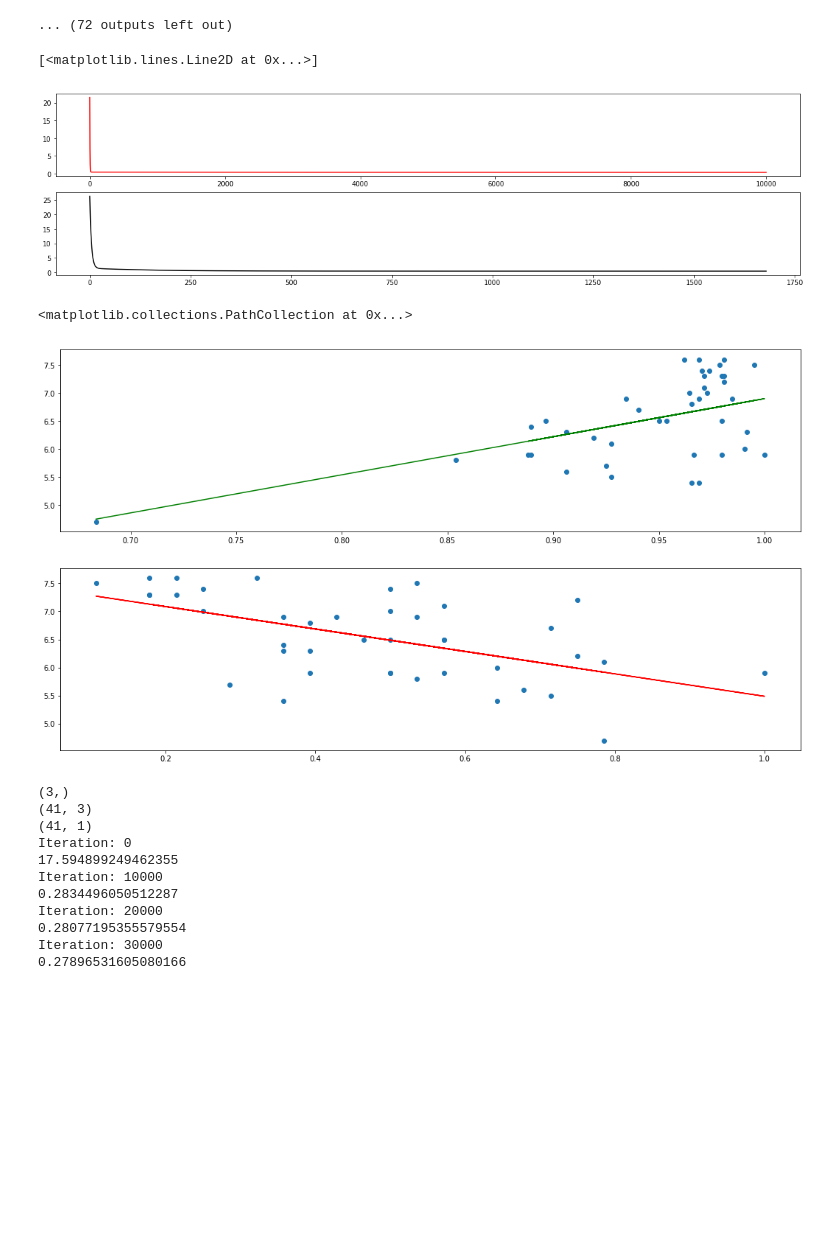
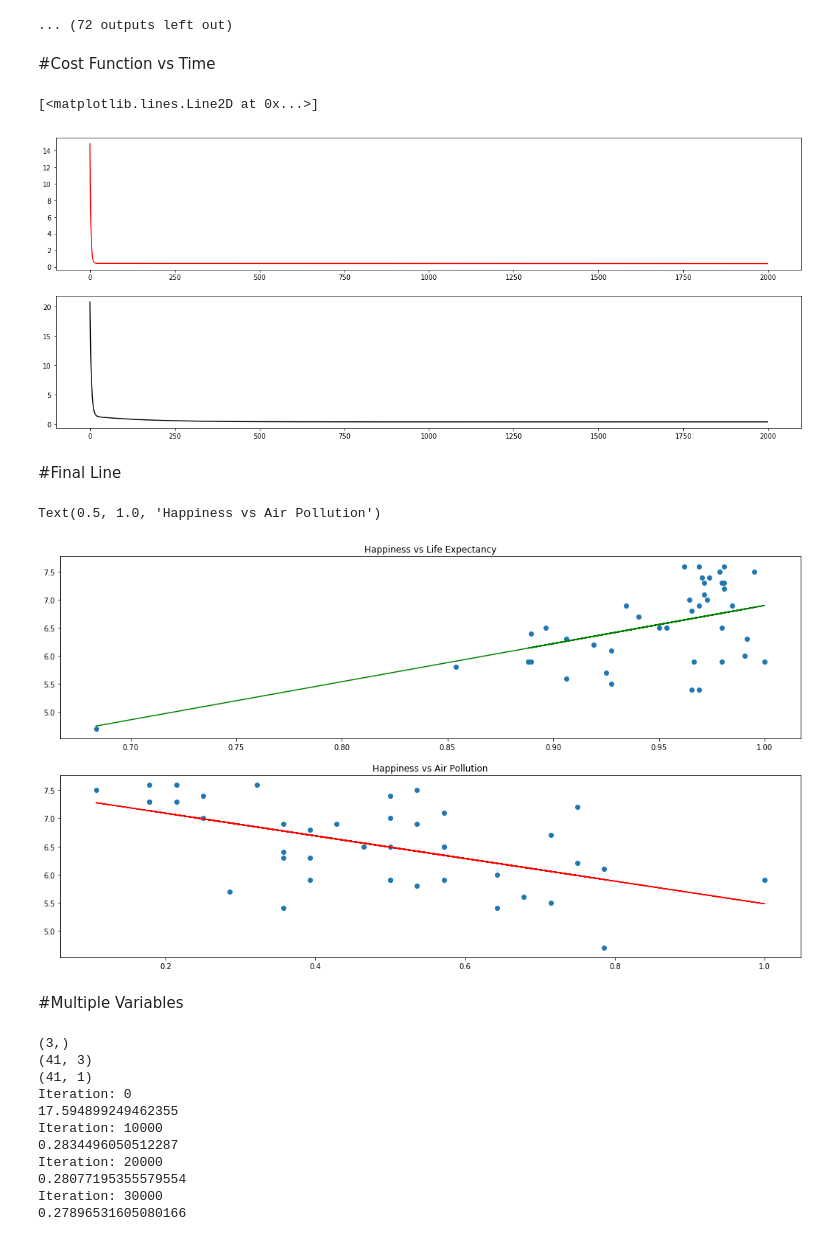
Before and after one commit to mphirke/OECD-Happiness, a Jupyter notebook: Happiness.ipynb, the cells around one changed output. Cells and saved outputs as stored; diff of their text form; code cells hidden in the pictures; blank space fills up the shorter version.

```diff
--- a/Happiness.ipynb
+++ b/Happiness.ipynb
@@ -76,9 +85,10 @@ Text(0.5, 1.0, 'Happiness vs Life Expectancy')
 # %%
-def gradient_descent(w, x, y, alpha=0.01, n_iters=500, tolerance=0.00001):
+def gradient_descent(w, x, y, alpha=0.01, n_iters=500, tolerance=0.000001):
 
     costs = []
     weights = []
     iterations = 0
+
     print(w.shape)
     print(x.shape)
     print(y.shape)
@@ -91,8 +101,6 @@ def gradient_descent(w, x, y, alpha=0.01, n_iters=500, tolerance=0.00001):
 
         new_w = w - alpha * gradient
 
-
-          # Print MSE every 10 iterations
         if iterations % 10 == 0:
             costs.append(mse)
             weights.append(new_w)
@@ -185,24 +198,32 @@ for i in range(16):
 [interactive output not drawn]
 [interactive output not drawn]
 ... (72 outputs left out)
+# %% [markdown]
+#Cost Function vs Time
 # %%
-f, axs = plt.subplots(2,1, figsize=(20,5))
+f, axs = plt.subplots(2,1, figsize=(20,8))
 
-axs[0].plot(costs, color = 'r')
-axs[1].plot(costs_AP, color ='k')
+axs[0].plot(costs[1:2000],color = 'r')
+axs[1].plot(costs_AP[1:2000], color ='k')
 # %% [output]
 [<matplotlib.lines.Line2D at 0x...>]
-[figure, old version]
+[figure, new version]
+# %% [markdown]
+#Final Line
 # %%
 f, axs = plt.subplots(2,1, figsize=(18,10))
 axs[0].plot(expectancy_X[:,1], expectancy_X.dot(theta), c='g', label='Model')
 axs[0].scatter(expectancy, happiness)
+axs[0].set_title("Happiness vs Life Expectancy")
 
 axs[1].plot(AP_X[:,1], AP_X.dot(theta_AP), c='r', label='Model')
 axs[1].scatter(AP, happiness)
+axs[1].set_title("Happiness vs Air Pollution")
 # %% [output]
-<matplotlib.collections.PathCollection at 0x...>
+Text(0.5, 1.0, 'Happiness vs Air Pollution')
-[figure, old version]
+[figure, new version]
+# %% [markdown]
+#Multiple Variables
 # %%
 X_multi = np.hstack((AP_X, expectancy))
 multi_weights = np.ones(3)
```
Also changed, not shown: parts of 16 cells of this notebook.
